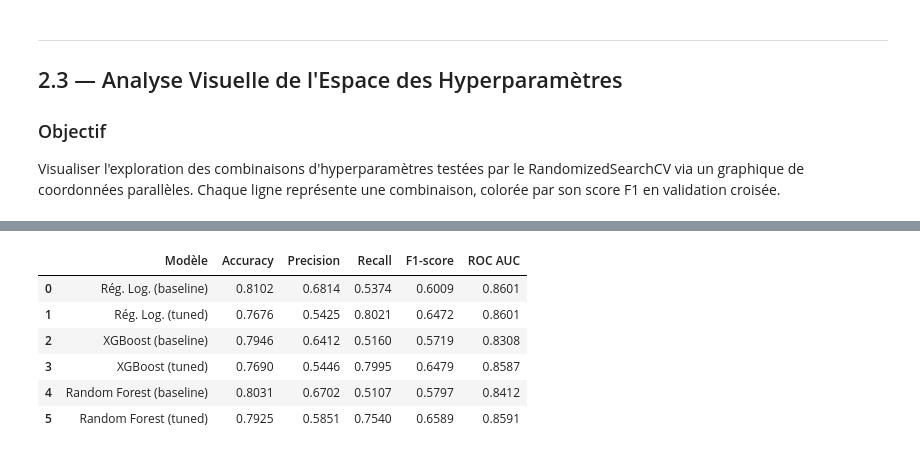
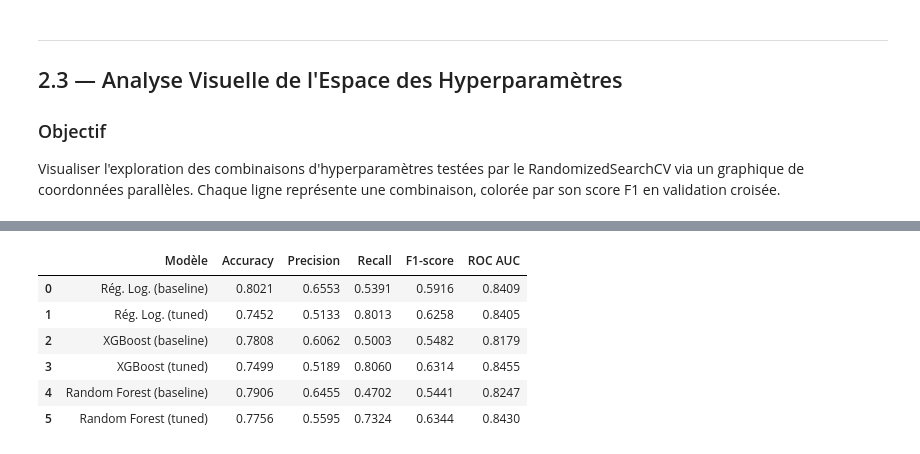
Before and after one commit to Dylan-Jbt/Scoring_de_churn_client, a Jupyter notebook: notebooks/03_finetuned_model.ipynb, the cells around one changed output, grey strips where cells are left out. Drawn from its saved outputs; the diff is of its cells as text; code cells hidden in the pictures.

Commit message:
Ajout des notebooks

```diff
--- a/notebooks/03_finetuned_model.ipynb
+++ b/notebooks/03_finetuned_model.ipynb
@@ -991,39 +889,43 @@ Cette séparation stricte garantit que les performances mesurées sur le jeu de
 # %%
 # ============================================================
-# Prédictions sur le jeu de test — Baseline + Finetunés
-# C'est la PREMIÈRE utilisation de X_test dans ce notebook.
+# Prédictions Out-of-Fold sur le jeu d'entraînement
+# Le jeu de test (X_test) n'est PAS utilisé ici.
 # ============================================================
 
-# --- Prédictions BASELINE (modèles du Notebook 02, seuil par défaut 0.5) ---
-y_pred_log   = log_pipeline.predict(X_test)
-y_proba_log  = log_pipeline.predict_proba(X_test)[:, 1]
+cv_eval = StratifiedKFold(n_splits=5, shuffle=True, random_state=RANDOM_STATE)
 
-y_pred_xgb   = xgb_pipeline.predict(X_test)
-y_proba_xgb  = xgb_pipeline.predict_proba(X_test)[:, 1]
+# --- Prédictions BASELINE (out-of-fold sur X_train) ---
+y_oof_log   = cross_val_predict(log_pipeline, X_train, y_train, cv=cv_eval, method='predict')
+y_oof_proba_log  = cross_val_predict(log_pipeline, X_train, y_train, cv=cv_eval, method='predict_proba')[:, 1]
 
-y_pred_rf    = rf_pipeline.predict(X_test)
-y_proba_rf   = rf_pipeline.predict_proba(X_test)[:, 1]
+y_oof_xgb   = cross_val_predict(xgb_pipeline, X_train, y_train, cv=cv_eval, method='predict')
+y_oof_proba_xgb  = cross_val_predict(xgb_pipeline, X_train, y_train, cv=cv_eval, method='predict_proba')[:, 1]
 
-# --- Prédictions FINETUNÉES (seuil par défaut 0.5) ---
-y_pred_log_tuned  = random_log.best_estimator_.predict(X_test)
-y_proba_log_tuned = random_log.best_estimator_.predict_proba(X_test)[:, 1]
+y_oof_rf    = cross_val_predict(rf_pipeline, X_train, y_train, cv=cv_eval, method='predict')
+y_oof_proba_rf   = cross_val_predict(rf_pipeline, X_train, y_train, cv=cv_eval, method='predict_proba')[:, 1]
 
-y_pred_xgb_tuned  = random_xgb.best_estimator_.predict(X_test)
-y_proba_xgb_tuned = random_xgb.best_estimator_.predict_proba(X_test)[:, 1]
+# --- Prédictions FINETUNÉES (out-of-fold sur X_train) ---
+y_oof_log_tuned  = cross_val_predict(random_log.best_estimator_, X_train, y_train, cv=cv_eval, method='predict')
+y_oof_proba_log_tuned = cross_val_predict(random_log.best_estimator_, X_train, y_train, cv=cv_eval, method='predict_proba')[:, 1]
 
-y_pred_rf_tuned   = random_rf.best_estimator_.predict(X_test)
-y_proba_rf_tuned  = random_rf.best_estimator_.predict_proba(X_test)[:, 1]
+y_oof_xgb_tuned  = cross_val_predict(random_xgb.best_estimator_, X_train, y_train, cv=cv_eval, method='predict')
+y_oof_proba_xgb_tuned = cross_val_predict(random_xgb.best_estimator_, X_train, y_train, cv=cv_eval, method='predict_proba')[:, 1]
+
+y_oof_rf_tuned   = cross_val_predict(random_rf.best_estimator_, X_train, y_train, cv=cv_eval, method='predict')
+y_oof_proba_rf_tuned  = cross_val_predict(random_rf.best_estimator_, X_train, y_train, cv=cv_eval, method='predict_proba')[:, 1]
 
 print("=" * 70)
-print("  PRÉDICTIONS SUR LE JEU DE TEST GÉNÉRÉES")
+print("  PRÉDICTIONS OUT-OF-FOLD SUR LE JEU D'ENTRAÎNEMENT")
 print("=" * 70)
-print(f"\n   📊 {len(X_test)} observations dans le jeu de test")
-print(f"   📊 {y_test.sum()} churners réels ({y_test.mean()*100:.1f}%)")
+print(f"\n   📊 {len(X_train)} observations dans le jeu d'entraînement")
+print(f"   📊 {y_train.sum()} churners réels ({y_train.mean()*100:.1f}%)")
 print(f"\n   ✅ 3 modèles baseline  (Notebook 02)")
 print(f"   ✅ 3 modèles finetunés (ÉTAPES 2-4)")
+print(f"\n   📌 Méthode : cross_val_predict (5-fold stratifié)")
+print(f"   📌 Le jeu de test n'a PAS été utilisé.")
 
 # ============================================================
-# Tableau comparatif : Baseline vs Finetuned
+# Tableau comparatif : Baseline vs Finetuned (Out-of-Fold)
 # ============================================================
 
 comparatif = pd.DataFrame({
@@ -1033,34 +935,34 @@ comparatif = pd.DataFrame({
         'Random Forest (baseline)', 'Random Forest (tuned)',
     ],
     'Accuracy': [
-        accuracy_score(y_test, y_pred_log), accuracy_score(y_test, y_pred_log_tuned),
-        accuracy_score(y_test, y_pred_xgb), accuracy_score(y_test, y_pred_xgb_tuned),
-        accuracy_score(y_test, y_pred_rf), accuracy_score(y_test, y_pred_rf_tuned),
+        accuracy_score(y_train, y_oof_log), accuracy_score(y_train, y_oof_log_tuned),
+        accuracy_score(y_train, y_oof_xgb), accuracy_score(y_train, y_oof_xgb_tuned),
+        accuracy_score(y_train, y_oof_rf), accuracy_score(y_train, y_oof_rf_tuned),
     ],
     'Precision': [
-        precision_score(y_test, y_pred_log), precision_score(y_test, y_pred_log_tuned),
-        precision_score(y_test, y_pred_xgb), precision_score(y_test, y_pred_xgb_tuned),
-        precision_score(y_test, y_pred_rf), precision_score(y_test, y_pred_rf_tuned),
+        precision_score(y_train, y_oof_log), precision_score(y_train, y_oof_log_tuned),
+        precision_score(y_train, y_oof_xgb), precision_score(y_train, y_oof_xgb_tuned),
+        precision_score(y_train, y_oof_rf), precision_score(y_train, y_oof_rf_tuned),
     ],
     'Recall': [
-        recall_score(y_test, y_pred_log), recall_score(y_test, y_pred_log_tuned),
-        recall_score(y_test, y_pred_xgb), recall_score(y_test, y_pred_xgb_tuned),
-        recall_score(y_test, y_pred_rf), recall_score(y_test, y_pred_rf_tuned),
+        recall_score(y_train, y_oof_log), recall_score(y_train, y_oof_log_tuned),
+        recall_score(y_train, y_oof_xgb), recall_score(y_train, y_oof_xgb_tuned),
+        recall_score(y_train, y_oof_rf), recall_score(y_train, y_oof_rf_tuned),
     ],
     'F1-score': [
-        f1_score(y_test, y_pred_log), f1_score(y_test, y_pred_log_tuned),
-        f1_score(y_test, y_pred_xgb), f1_score(y_test, y_pred_xgb_tuned),
-        f1_score(y_test, y_pred_rf), f1_score(y_test, y_pred_rf_tuned),
+        f1_score(y_train, y_oof_log), f1_score(y_train, y_oof_log_tuned),
+        f1_score(y_train, y_oof_xgb), f1_score(y_train, y_oof_xgb_tuned),
+        f1_score(y_train, y_oof_rf), f1_score(y_train, y_oof_rf_tuned),
     ],
     'ROC AUC': [
-        roc_auc_score(y_test, y_proba_log), roc_auc_score(y_test, y_proba_log_tuned),
-        roc_auc_score(y_test, y_proba_xgb), roc_auc_score(y_test, y_proba_xgb_tuned),
-        roc_auc_score(y_test, y_proba_rf), roc_auc_score(y_test, y_proba_rf_tuned),
+        roc_auc_score(y_train, y_oof_proba_log), roc_auc_score(y_train, y_oof_proba_log_tuned),
+        roc_auc_score(y_train, y_oof_proba_xgb), roc_auc_score(y_train, y_oof_proba_xgb_tuned),
+        roc_auc_score(y_train, y_oof_proba_rf), roc_auc_score(y_train, y_oof_proba_rf_tuned),
     ],
 })
 
 print("\n" + "=" * 70)
-print("  COMPARAISON BASELINE vs FINETUNED — JEU DE TEST")
+print("  COMPARAISON BASELINE vs FINETUNED — JEU D'ENTRAÎNEMENT (OUT-OF-FOLD)")
 print("=" * 70)
 
 styled_comp = comparatif.style.format({
@@ -1087,9 +992,9 @@ styled_comp
 ======================================================================
 |  | Modèle | Accuracy | Precision | Recall | F1-score | ROC AUC |
-| 0 | Rég. Log. (baseline) | 0.8102 | 0.6814 | 0.5374 | 0.6009 | 0.8601 |
-| 1 | Rég. Log. (tuned) | 0.7676 | 0.5425 | 0.8021 | 0.6472 | 0.8601 |
-| 2 | XGBoost (baseline) | 0.7946 | 0.6412 | 0.5160 | 0.5719 | 0.8308 |
-| 3 | XGBoost (tuned) | 0.7690 | 0.5446 | 0.7995 | 0.6479 | 0.8587 |
-| 4 | Random Forest (baseline) | 0.8031 | 0.6702 | 0.5107 | 0.5797 | 0.8412 |
-| 5 | Random Forest (tuned) | 0.7925 | 0.5851 | 0.7540 | 0.6589 | 0.8591 |
+| 0 | Rég. Log. (baseline) | 0.8021 | 0.6553 | 0.5391 | 0.5916 | 0.8409 |
+| 1 | Rég. Log. (tuned) | 0.7452 | 0.5133 | 0.8013 | 0.6258 | 0.8405 |
+| 2 | XGBoost (baseline) | 0.7808 | 0.6062 | 0.5003 | 0.5482 | 0.8179 |
+| 3 | XGBoost (tuned) | 0.7499 | 0.5189 | 0.8060 | 0.6314 | 0.8455 |
+| 4 | Random Forest (baseline) | 0.7906 | 0.6455 | 0.4702 | 0.5441 | 0.8247 |
+| 5 | Random Forest (tuned) | 0.7756 | 0.5595 | 0.7324 | 0.6344 | 0.8430 |
 # %% [markdown]
```
Also changed, not shown: parts of 48 cells of this notebook, 2 other files.
